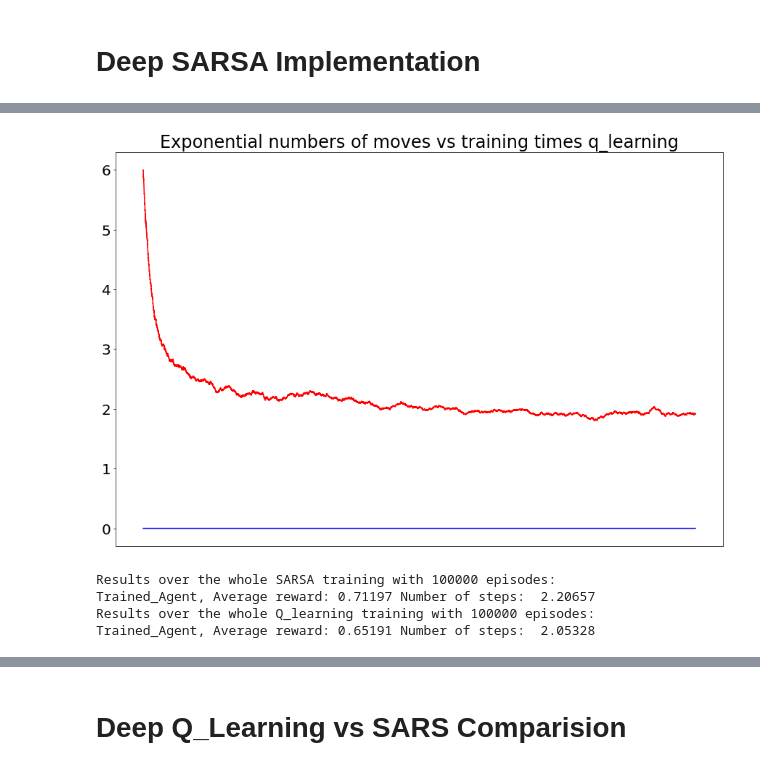
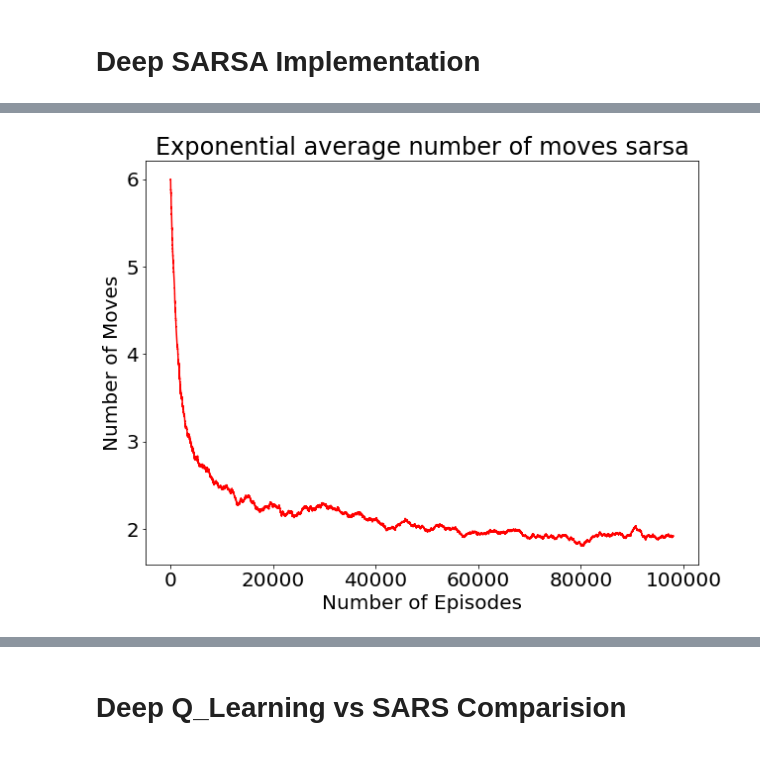
Before and after one commit to lzumta/Reinforcement-Learning-Assignment, a Jupyter notebook: Assignment.ipynb, the cells around one changed output, grey strips where cells are left out. Cells and saved outputs as stored; diff of their text form; code cells hidden in the pictures.

```diff
--- a/Assignment.ipynb
+++ b/Assignment.ipynb
@@ -402,9 +433,0 @@ plt.xticks([])
-# %%
-# Plot: Number of moves per game vs training time
-plt.rcParams.update({'font.size': 20})
-plt.rcParams["figure.figsize"] = (15,10)
-
-plt.plot(np.arange(0,N_episodes-1999), moving_average(R_save_q, n=2000), 'r')
-plt.ylabel('Number of moves')
-plt.xlabel('Number of games')
-plt.show()
@@ -534,26 +563,12 @@ plt.xticks([])
 # %%
-# Plot: number of moves vs training time
+# Plot: number of moves
 plt.rcParams.update({'font.size': 20})
 
 plt.plot(figsize=(15,10))
-plt.plot(np.arange(0,N_episodes-1999), moving_average(N_moves_save_sarsa, n=2000), 'r', label='number of moves')
-plt.plot(np.arange(0,N_episodes-1999), moving_average(Training_time_per_episode_sarsa, n=2000), 'b', label='training time')
-
-plt.title("Exponential numbers of moves vs training times q_learning")
-plt.xticks([])
+plt.plot(np.arange(0,N_episodes-1999), moving_average(N_moves_save_sarsa, n=2000), 'r')
+plt.title("Exponential average number of moves sarsa")
+plt.xlabel("Number of Episodes")
+plt.ylabel("Number of Moves")
 plt.show()
 # %% [output]
-[figure, old version]
+[figure, new version]
-# %%
-# Print average reward and average number of steps overall
-print(f'Results over the whole SARSA training with {N_episodes} episodes:')
-print('Trained_Agent, Average reward:',np.mean(R_save_sarsa),'Number of steps: ',np.mean(N_moves_save_sarsa))
-
-# Print average reward and average number of steps overall
-print(f'Results over the whole Q_learning training with {N_episodes} episodes:')
-print('Trained_Agent, Average reward:',np.mean(R_save_q),'Number of steps: ',np.mean(N_moves_save_q))
-# %% [output]
-Results over the whole SARSA training with 100000 episodes:
-Trained_Agent, Average reward: 0.71197 Number of steps:  2.20657
-Results over the whole Q_learning training with 100000 episodes:
-Trained_Agent, Average reward: 0.65191 Number of steps:  2.05328
```
Also changed, not shown: parts of 14 cells of this notebook.
